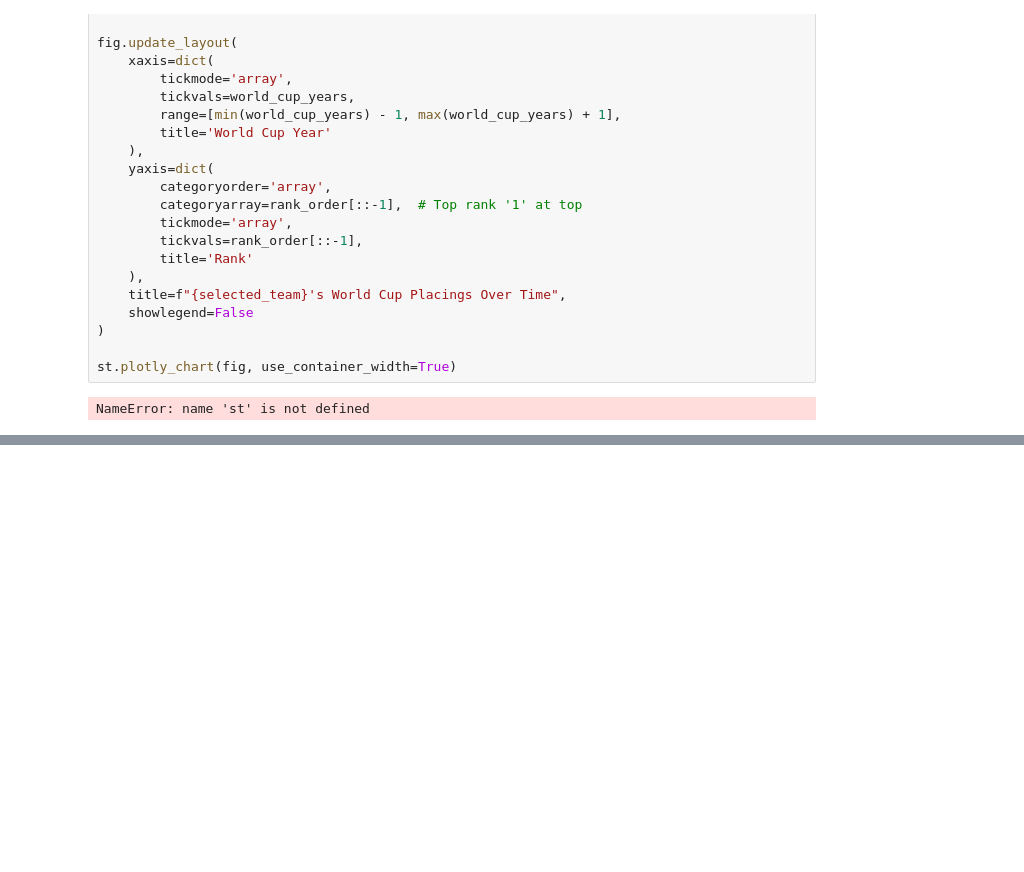
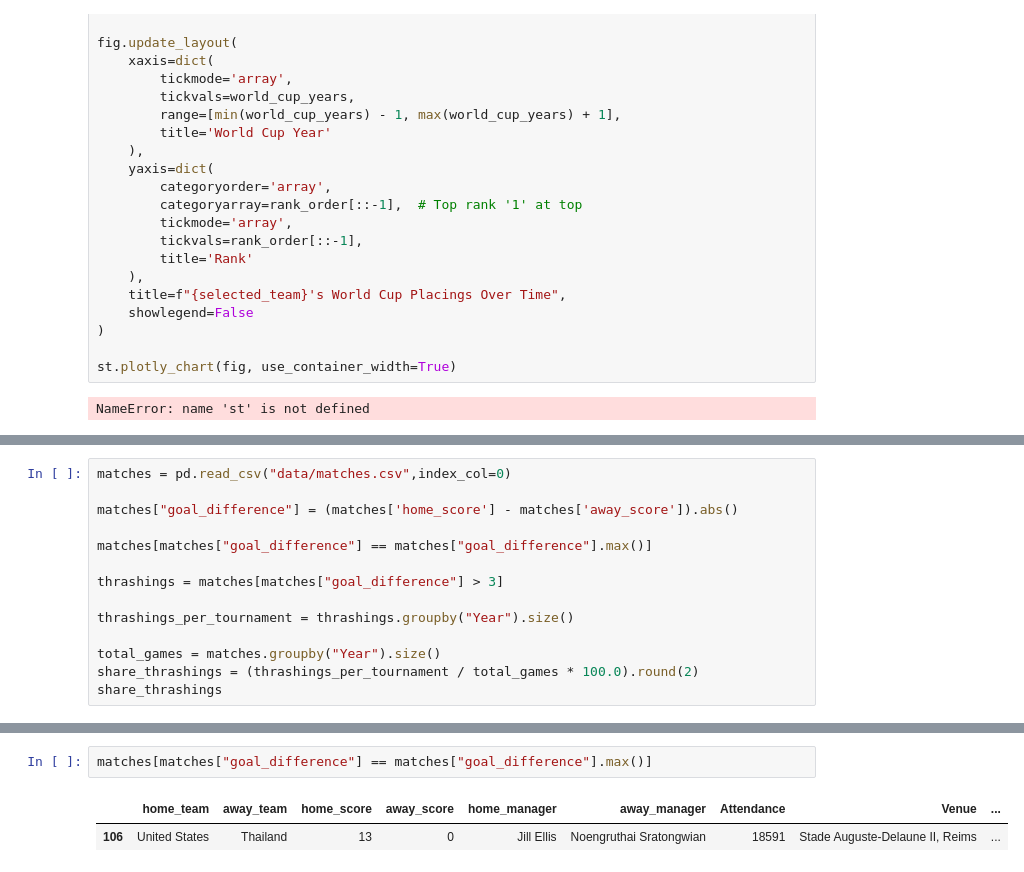
Before and after one commit to vishakiv/Margins_To_Main_Stage, a Jupyter notebook: EDA.ipynb, the cells around one changed output, grey strips where cells are left out. Drawn from its saved outputs; the diff is of its cells as text; blank space fills up the shorter version.

```diff
--- a/EDA.ipynb
+++ b/EDA.ipynb
@@ -434,0 +618,14 @@ NameError: name 'st' is not defined
+# %%
+matches = pd.read_csv("data/matches.csv",index_col=0)
+
+matches["goal_difference"] = (matches['home_score'] - matches['away_score']).abs()
+
+matches[matches["goal_difference"] == matches["goal_difference"].max()]
+
+thrashings = matches[matches["goal_difference"] > 3]
+
+thrashings_per_tournament = thrashings.groupby("Year").size()
+
+total_games = matches.groupby("Year").size()
+share_thrashings = (thrashings_per_tournament / total_games * 100.0).round(2)
+share_thrashings
@@ -434,0 +644,5 @@ NameError: name 'st' is not defined
+# %%
+matches[matches["goal_difference"] == matches["goal_difference"].max()]
+# %% [output]
+|  | home_team | away_team | home_score | away_score | home_manager | away_manager | Attendance | Venue | ... |
+| 106 | United States | Thailand | 13 | 0 | Jill Ellis | Noengruthai Sratongwian | 18591 | Stade Auguste-Delaune II, Reims | ... |
```
Also changed, not shown: parts of 11 cells of this notebook, 2 other files.
